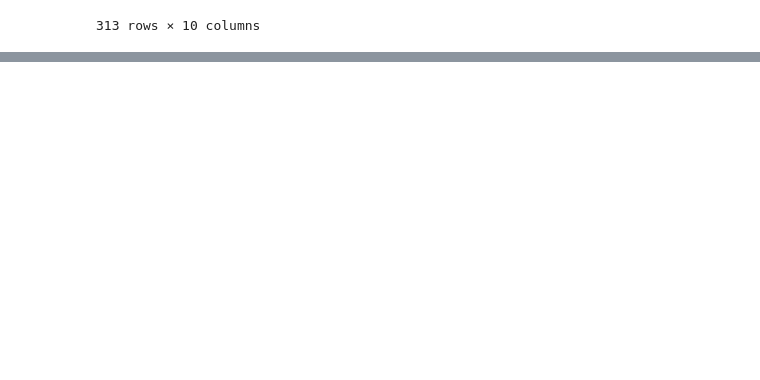
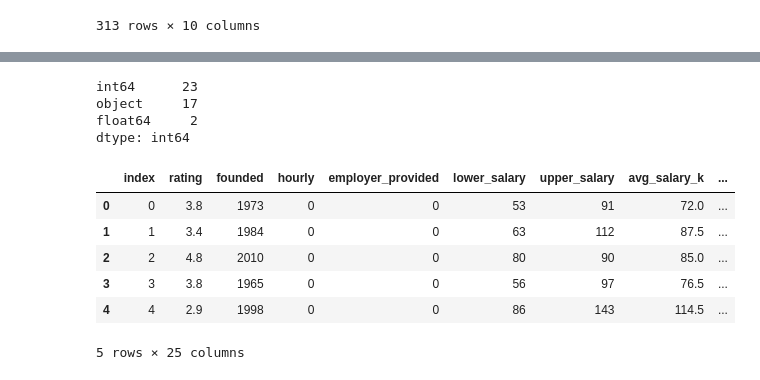
Before and after one commit to Javier-Alfonso-DS/S08_T01_Feature_Engineering, a Jupyter notebook: S08_T01_Feature_Engineering.ipynb, the cells around one changed output, grey strips where cells are left out. Cells and saved outputs as stored; diff of their text form; code cells hidden in the pictures; blank space fills up the shorter version.

```diff
--- a/S08_T01_Feature_Engineering.ipynb
+++ b/S08_T01_Feature_Engineering.ipynb
@@ -324,0 +380,20 @@ Continues with the chosen data set and normalizes the data taking into account o
+# %%
+# Second, as we are going to standardize the data, we need before to choose only the numerical features:
+df_complete.dtypes.value_counts()
+# %% [output]
+int64      23
+object     17
+float64     2
+dtype: int64
+# %%
+# We are going to choose 25 features (23 int64 and 2 float64)
+df_num = df_complete.select_dtypes(include=[np.number])
+df_num.head()
+# %% [output]
+|  | index | rating | founded | hourly | employer_provided | lower_salary | upper_salary | avg_salary_k | ... |
+| 0 | 0 | 3.8 | 1973 | 0 | 0 | 53 | 91 | 72.0 | ... |
+| 1 | 1 | 3.4 | 1984 | 0 | 0 | 63 | 112 | 87.5 | ... |
+| 2 | 2 | 4.8 | 2010 | 0 | 0 | 80 | 90 | 85.0 | ... |
+| 3 | 3 | 3.8 | 1965 | 0 | 0 | 56 | 97 | 76.5 | ... |
+| 4 | 4 | 2.9 | 1998 | 0 | 0 | 86 | 143 | 114.5 | ... |
+5 rows × 25 columns
```
Also changed, not shown: parts of 25 cells of this notebook, 13 other files.
